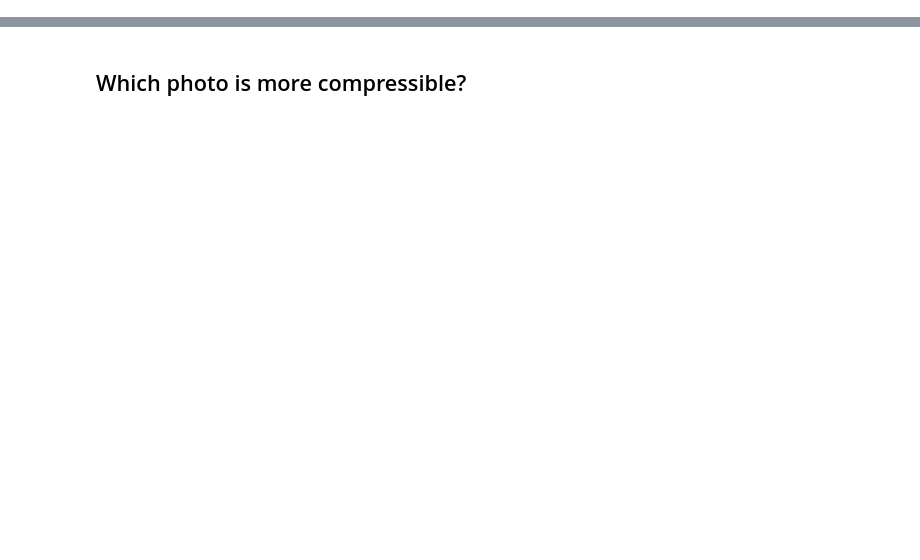
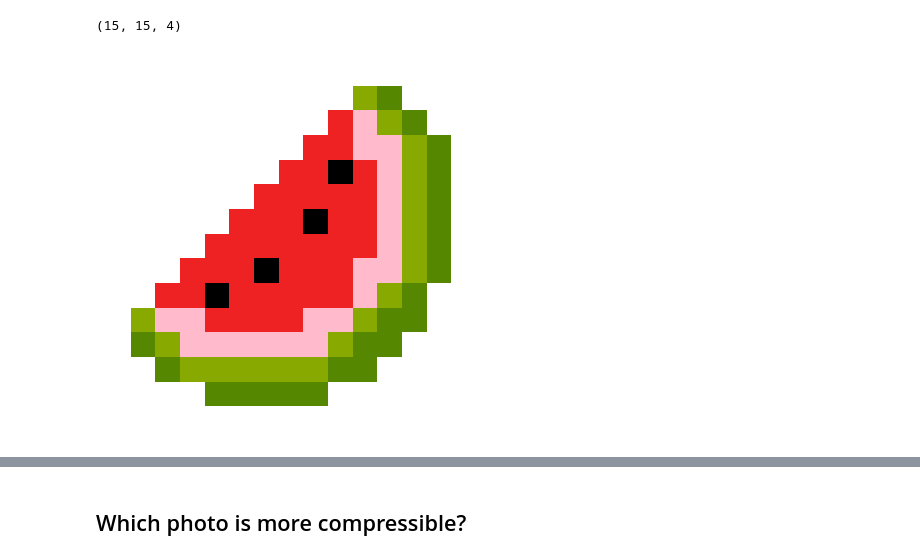
Before and after one commit to mitinull/svd-compression-and-watermark, a Jupyter notebook: svd-compression.ipynb, the cells around one changed output, grey strips where cells are left out. Cells and saved outputs as stored; diff of their text form; code cells hidden in the pictures; blank space fills up the shorter version.

```diff
--- a/svd-compression.ipynb
+++ b/svd-compression.ipynb
@@ -38,7 +38,11 @@ def product_svd(U, s, VT):
     return np.dot(U, np.dot(np.diag(s), VT))
 # %%
 image = imread("images/watermelon.png")
-show(to_gray(image))
+print(image.shape)
+show(image)
+# %% [output]
+(15, 15, 4)
+[figure, added]
 # %%
 image = imread("images/watermelon.png")
 image = to_gray(image)
```
Also changed, not shown: parts of 10 cells of this notebook, 3 other files.
